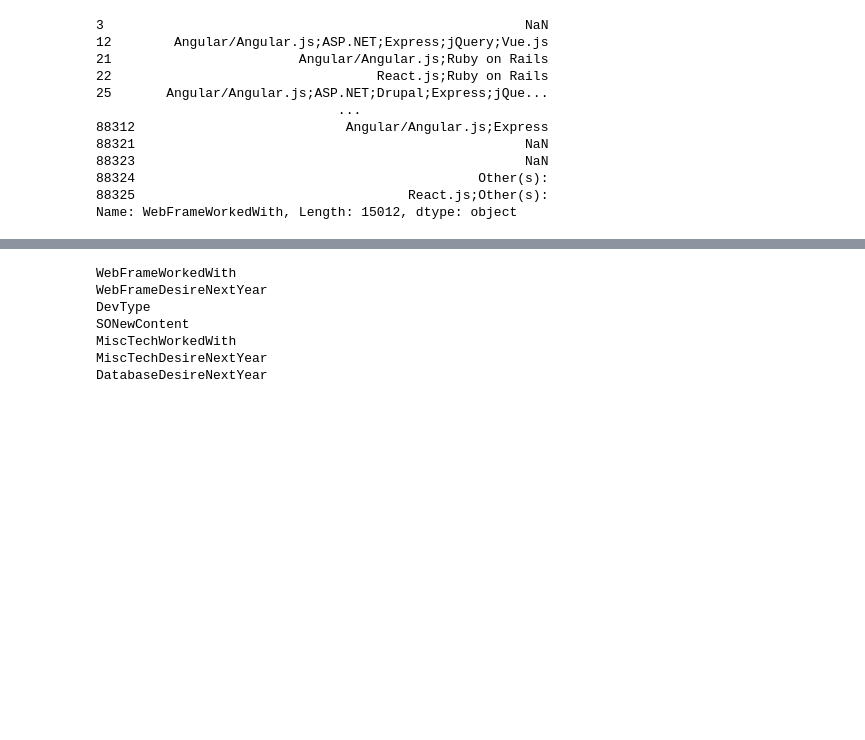
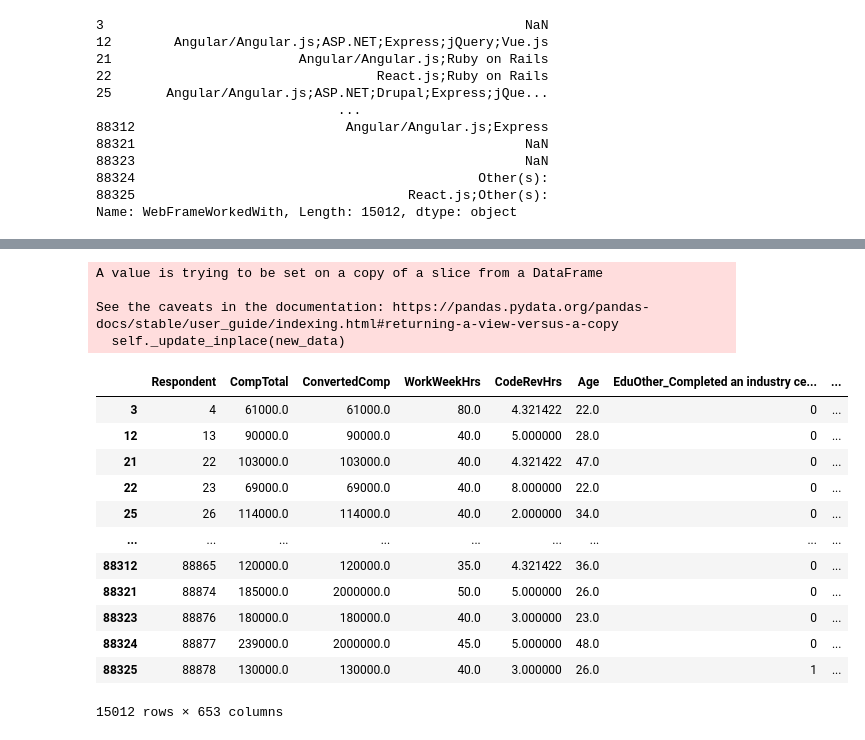
Before and after one commit to ryan-neal/stackoverflow_analysis, a Jupyter notebook: Stackoverflow_analysis.ipynb, the cells around one changed output, grey strips where cells are left out. Drawn from its saved outputs; the diff is of its cells as text; code cells hidden in the pictures; blank space fills up the shorter version.

Commit message:
Cleaned data. Got a terrible fit

```diff
--- a/Stackoverflow_analysis.ipynb
+++ b/Stackoverflow_analysis.ipynb
@@ -401,13 +405,28 @@ def get_possible_options(df, column):
-# %%
-needs_dummies = ["WebFrameWorkedWith", "WebFrameDesireNextYear", "DevType", "SONewContent", "MiscTechWorkedWith",
-                 "MiscTechDesireNextYear","DatabaseDesireNextYear"]
+# %%
+def clean_data(df, lst):
+    #Clean all quantative columns with the median
+    for col in df.select_dtypes(include=['float', 'int']).columns:
+        df[col].fillna((df[col].mean()), inplace=True)
+
+    #Clean all special columns
+    for item in lst:
+        new_df = df[item].str.get_dummies(sep=";").add_prefix(item + "_")
+        df = df.join(new_df)
+    df.drop(needs_dummies, axis=1, inplace=True)
+
+    #Clean other qualitative columns
+    cat_columns = list(set(df.select_dtypes(include="object")) - set(lst))
+    cats = pd.get_dummies(df[cat_columns], drop_first = True)
+    df = df.join(cats)
+    df.drop(cat_columns, axis=1, inplace=True)
+
+    return df
+# %%
+needs_dummies = get_all_semicolon_columns(test_data)
 # %%
-tst = create_dummies(test_data, needs_dummies)
+no_semicolons = clean_data(test_data, needs_dummies)
 # %% [output]
-WebFrameWorkedWith
-WebFrameDesireNextYear
-DevType
-SONewContent
-MiscTechWorkedWith
-MiscTechDesireNextYear
-DatabaseDesireNextYear
+A value is trying to be set on a copy of a slice from a DataFrame
+
+See the caveats in the documentation: https://pandas.pydata.org/pandas-docs/stable/user_guide/indexing.html#returning-a-view-versus-a-copy
+  self._update_inplace(new_data)
@@ -415,0 +454,16 @@ DatabaseDesireNextYear
+# %%
+no_semicolons
+# %% [output]
+|  | Respondent | CompTotal | ConvertedComp | WorkWeekHrs | CodeRevHrs | Age | EduOther_Completed an industry ce... | ... |
+| 3 | 4 | 61000.0 | 61000.0 | 80.0 | 4.321422 | 22.0 | 0 | ... |
+| 12 | 13 | 90000.0 | 90000.0 | 40.0 | 5.000000 | 28.0 | 0 | ... |
+| 21 | 22 | 103000.0 | 103000.0 | 40.0 | 4.321422 | 47.0 | 0 | ... |
+| 22 | 23 | 69000.0 | 69000.0 | 40.0 | 8.000000 | 22.0 | 0 | ... |
+| 25 | 26 | 114000.0 | 114000.0 | 40.0 | 2.000000 | 34.0 | 0 | ... |
+| ... | ... | ... | ... | ... | ... | ... | ... | ... |
+| 88312 | 88865 | 120000.0 | 120000.0 | 35.0 | 4.321422 | 36.0 | 0 | ... |
+| 88321 | 88874 | 185000.0 | 2000000.0 | 50.0 | 5.000000 | 26.0 | 0 | ... |
+| 88323 | 88876 | 180000.0 | 180000.0 | 40.0 | 3.000000 | 23.0 | 0 | ... |
+| 88324 | 88877 | 239000.0 | 2000000.0 | 45.0 | 5.000000 | 48.0 | 0 | ... |
+| 88325 | 88878 | 130000.0 | 130000.0 | 40.0 | 3.000000 | 26.0 | 1 | ... |
+15012 rows × 653 columns
```
Also changed, not shown: parts of 15 cells of this notebook.
